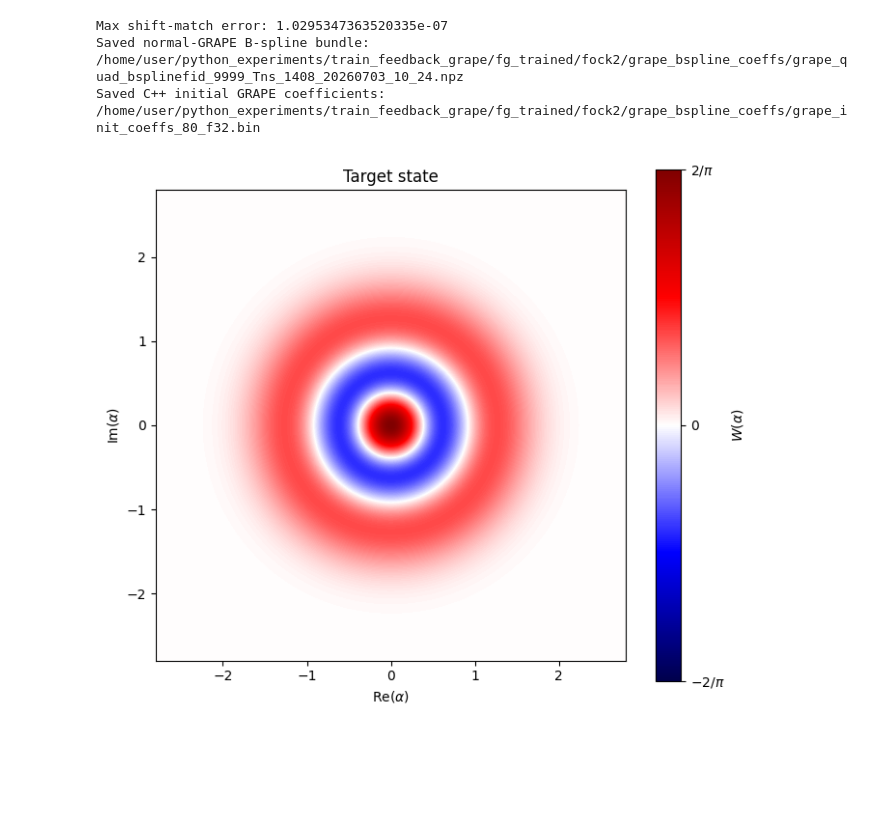
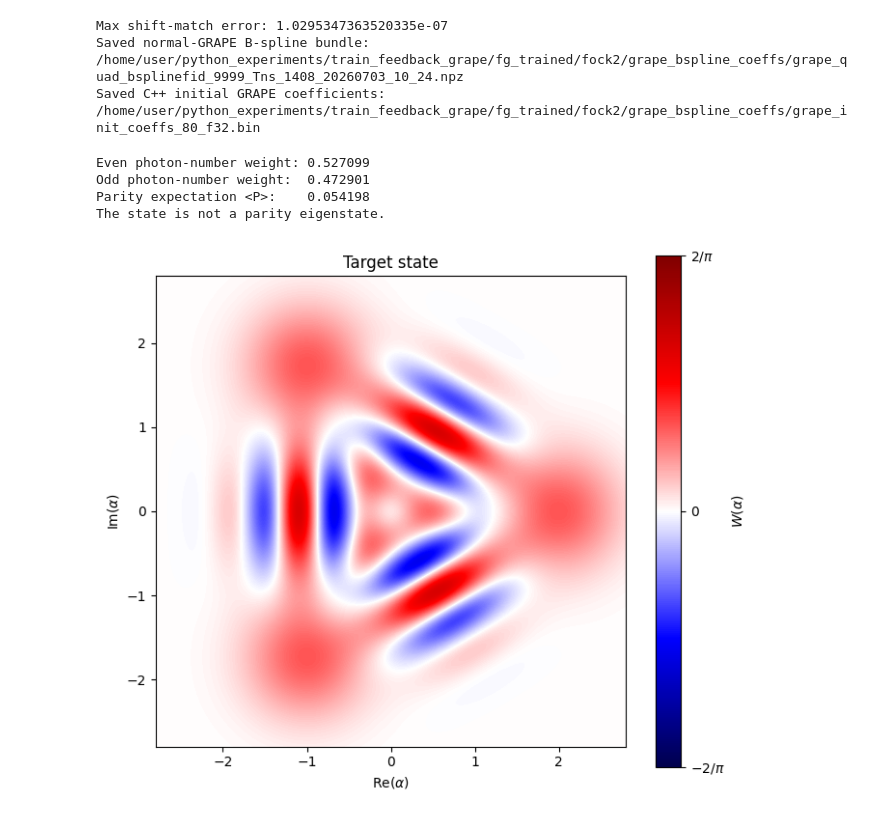
Before and after one commit to NicolasSchmid/train_feedback_grape, a Jupyter notebook: train_feedback_grape/nn_training_double_kerr.ipynb, the cells around one changed output. Drawn from its saved outputs; the diff is of its cells as text; code cells hidden in the pictures; blank space fills up the shorter version.

Commit message:
train 3 legged cat and save oddcat2 last training

```diff
--- a/train_feedback_grape/nn_training_double_kerr.ipynb
+++ b/train_feedback_grape/nn_training_double_kerr.ipynb
@@ -1179,10 +1185,10 @@ test_on_batch = make_test_on_batch(
 
 0.00012 seems good for bigger NN (i.e. dense_features = [160,180,160])
 # %%
-init_lr = 0.000400
-final_lr= 0.000010
+init_lr = 0.000300
+final_lr= 0.000005
 
-constant_steps = 2000
+constant_steps = 1000
 decay_steps = 8000
 total_steps = constant_steps + decay_steps
 # %%
@@ -1241,7 +1256,7 @@ i = 11999     fid = 0.8945278
 # %%
 i = 0
 mean_fid=0
-while mean_fid<0.915:
+while mean_fid<0.78:
     i+=1
     key, subkey = jax.random.split(key)
     flax_state, traj_out = train_on_batch(subkey, flax_state)
@@ -1280,7 +1302,7 @@ print(len(mean_fids_train))
 # %%
 from datetime import datetime
 from zoneinfo import ZoneInfo
-save_name = "fg_trained/fock2"
+save_name = "fg_trained/3leggedcat2"
 comment = ""
 
 timestamp = datetime.now(ZoneInfo("Europe/Paris")).strftime("%Y%m%d_%H%M")
@@ -1351,7 +1373,7 @@ metadata = {
         "total_steps": int(total_steps),
 
         "num_mean_fids_train": len(mean_fids_train),
-        # "final_mean_fid_train": scalar(mean_fids_train[-1]),
+        "final_mean_fid_train": scalar(mean_fids_train[-1]),
         "mean_fids_train": [scalar(fid) for fid in mean_fids_train],
     },
 }
@@ -2883,12 +2900,42 @@ Saved C++ initial GRAPE coefficients: /home/user/python_experiments/train_feedba
 import numpy as np
 import qutip as qt
 import matplotlib.pyplot as plt
+
+# alpha = 2.0
+# m = 2  # choose 0, 1, or 2, 2 has no parity, so we choose that
+
+# psi_target_cav = sum(
+#     jnp.exp(-1j * 2 * jnp.pi * m * k / 3)* coherent(N_cav, alpha * jnp.exp(1j * 2 * jnp.pi * k / 3))
+#     for k in range(3)
+# )
+
+# psi_target_cav /= jnp.sqrt(hconj(psi_target_cav) @ psi_target_cav)
+
 
 # Convert the normalized JAX state to a QuTiP ket
 psi_qutip = qt.Qobj(
     np.asarray(psi_target_cav).reshape(-1),
     dims=[[N_cav], [1]],
 )
+
+# Print photon-number parity information
+coeffs = np.asarray(psi_target_cav).reshape(-1)
+probs = np.abs(coeffs)**2
+
+p_even = probs[::2].sum()
+p_odd = probs[1::2].sum()
+parity_expectation = p_even - p_odd
+
+print(f"Even photon-number weight: {p_even:.6f}")
+print(f"Odd photon-number weight:  {p_odd:.6f}")
+print(f"Parity expectation <P>:    {parity_expectation:.6f}")
+
+if np.isclose(parity_expectation, 1.0, atol=1e-3):
+    print("The state is approximately even-parity.")
+elif np.isclose(parity_expectation, -1.0, atol=1e-3):
+    print("The state is approximately odd-parity.")
+else:
+    print("The state is not a parity eigenstate.")
 
 # Coherent-state coordinates: alpha = (x + ip) / sqrt(2)
 alpha = np.linspace(-2.8, 2.8, 301)
@@ -2900,31 +2947,35 @@ W = 2 * qt.wigner(
 
 # In this convention, every physical state satisfies |W(alpha)| <= 2/pi
 W_limit = 2 / np.pi
 levels = np.linspace(-W_limit, W_limit, 2000)
 
 fig, ax = plt.subplots(figsize=(7, 6))
 im = ax.contourf(
     alpha,
     alpha,
     W,
     levels=levels,
     cmap="seismic",
     vmin=-W_limit,
     vmax=W_limit,
     extend="neither",
 )
 
 ax.set_xlabel(r"$\mathrm{Re}(\alpha)$")
 ax.set_ylabel(r"$\mathrm{Im}(\alpha)$")
 ax.set_title(rf"Target state")
 ax.set_aspect("equal")
 
 cbar = fig.colorbar(im, ax=ax)
 cbar.set_label(r"$W(\alpha)$")
 cbar.set_ticks([-2 / np.pi, 0, 2 / np.pi])
 cbar.set_ticklabels([r"$-2/\pi$", "$0$", r"$2/\pi$"])
 
 plt.tight_layout()
 plt.show()
 # %% [output]
+Even photon-number weight: 0.527099
+Odd photon-number weight:  0.472901
+Parity expectation <P>:    0.054198
+The state is not a parity eigenstate.
-[figure, old version]
+[figure, new version]
```
Also changed, not shown: parts of 10 cells of this notebook, 15 other files.
